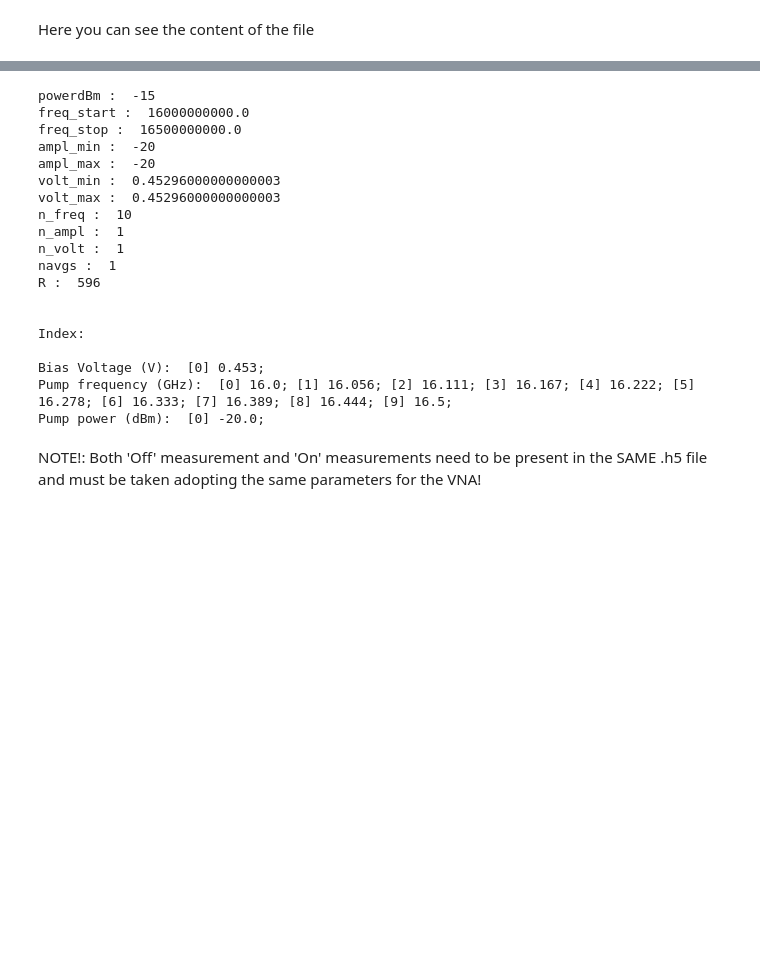
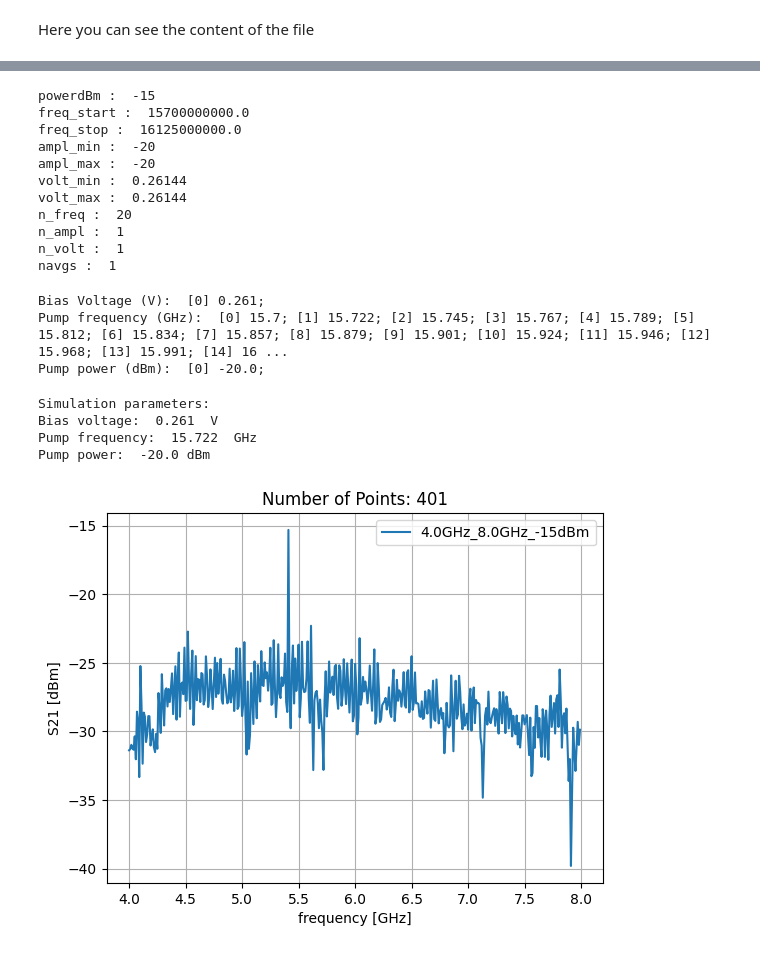
Before and after one commit to biqute/QTLab2223, a Jupyter notebook: TWPAandQubit/notebooks/read_lattice_results.ipynb, the cells around one changed output, grey strips where cells are left out. Drawn from its saved outputs; the diff is of its cells as text; code cells hidden in the pictures; blank space fills up the shorter version.

```diff
--- a/TWPAandQubit/notebooks/read_lattice_results.ipynb
+++ b/TWPAandQubit/notebooks/read_lattice_results.ipynb
@@ -11,5 +10,5 @@ import sys
 # %%
-filename = "07_03_Pome_10.h5";   # Change HERE!!!
+filename = "03_03_4-8Ghz.h5";   # Change HERE!!!
 # %% [markdown]
 Here you can see the content of the file
 # %%
@@ -44,65 +61,66 @@ n_volt = int(params_values[9])
 freqs = np.linspace(freq_start, freq_stop, n_freq)
 ampls = np.linspace(ampl_min, ampl_max, n_ampl)
 volts = np.linspace(volt_min, volt_max, n_volt)
-
-"""Print parameters arrays"""
-print("\n\nIndex:\n")
-temp_str = ""
-volt_cifers = 3
-for i in np.arange(0,n_volt):
-    temp_str = temp_str + "[" + str(i) + "] " + str(round(volts[i], volt_cifers)) + "; "
-print("Bias Voltage (V): ",temp_str)
-
-temp_str = ""
-freq_cifers = 3
-for i in np.arange(0,n_freq):
-    temp_str = temp_str + "[" + str(i) + "] " + str(round(freqs[i], freq_cifers)) + "; "
-print("Pump frequency (GHz): ",temp_str)
-
-temp_str = ""
-ampl_cifers = 3
-for i in np.arange(0,n_ampl):
-    temp_str = temp_str + "[" + str(i) + "] " + str(round(ampls[i], ampl_cifers)) + "; "
-print("Pump power (dBm): ",temp_str)
 # %% [output]
 powerdBm :  -15
-freq_start :  16000000000.0
-freq_stop :  16500000000.0
+freq_start :  15700000000.0
+freq_stop :  16125000000.0
 ampl_min :  -20
 ampl_max :  -20
-volt_min :  0.45296000000000003
-volt_max :  0.45296000000000003
-n_freq :  10
+volt_min :  0.26144
+volt_max :  0.26144
+n_freq :  20
 n_ampl :  1
 n_volt :  1
 navgs :  1
-R :  596
-
-
-Index:
-
-Bias Voltage (V):  [0] 0.453;
-Pump frequency (GHz):  [0] 16.0; [1] 16.056; [2] 16.111; [3] 16.167; [4] 16.222; [5] 16.278; [6] 16.333; [7] 16.389; [8] 16.444; [9] 16.5;
-Pump power (dBm):  [0] -20.0;
+# %%
+"""Print parameters arrays"""
+
+temp_str = ""
+volt_cifers = 3
+for i in np.arange(0,n_volt):
+    temp_str = temp_str + "[" + str(i) + "] " + str(round(volts[i], volt_cifers)) + "; "
+print("Bias Voltage (V): ",temp_str)
+
+temp_str = ""
+freq_cifers = 3
+for i in np.arange(0,n_freq):
+    temp_str = temp_str + "[" + str(i) + "] " + str(round(freqs[i], freq_cifers)) + "; "
+print("Pump frequency (GHz): ",temp_str)
+
+temp_str = ""
+ampl_cifers = 3
+for i in np.arange(0,n_ampl):
+    temp_str = temp_str + "[" + str(i) + "] " + str(round(ampls[i], ampl_cifers)) + "; "
+print("Pump power (dBm): ",temp_str)
+# %% [output]
+Bias Voltage (V):  [0] 0.261;
+Pump frequency (GHz):  [0] 15.7; [1] 15.722; [2] 15.745; [3] 15.767; [4] 15.789; [5] 15.812; [6] 15.834; [7] 15.857; [8] 15.879; [9] 15.901; [10] 15.924; [11] 15.946; [12] 15.968; [13] 15.991; [14] 16 ...
+Pump power (dBm):  [0] -20.0;
 # %%
 """Plot (and get) a specific measure"""
 dc_volt_index = 0
 pump_freq_index = 1
 pump_pow_index = 0
 
 
 group = "/dc_" + str(dc_volt_index) + "/pumpfreq_" + str(pump_freq_index) + "/pumppow_" + str(pump_pow_index)
 
-fmin = 1e9
-fmax = 14e9
+fmin = 4e9
+fmax = 8e9
 
 #group = "Off"
 
 print("Simulation parameters: ")
 print("Bias voltage: ", str(round(volts[dc_volt_index], volt_cifers)), " V")
 print("Pump frequency: ", str(round(freqs[pump_freq_index], freq_cifers)), " GHz")
 print("Pump power: ", str(round(ampls[pump_pow_index], ampl_cifers)), "dBm")
+print("\n\n")
 fig, ax = plotDatasetSpectrum(filename, group, 0, fmin, fmax)
 xs, ys = getDatasetValue(filename, group, 0)
+# %% [output]
+Simulation parameters:
+Bias voltage:  0.261  V
+Pump frequency:  15.722  GHz
+Pump power:  -20.0 dBm
+[figure, added]
-# %% [markdown]
-NOTE!: Both 'Off' measurement and 'On' measurements need to be present in the SAME .h5 file and must be taken adopting the same parameters for the VNA!
```
Also changed, not shown: parts of 7 cells of this notebook, 3 other files.
